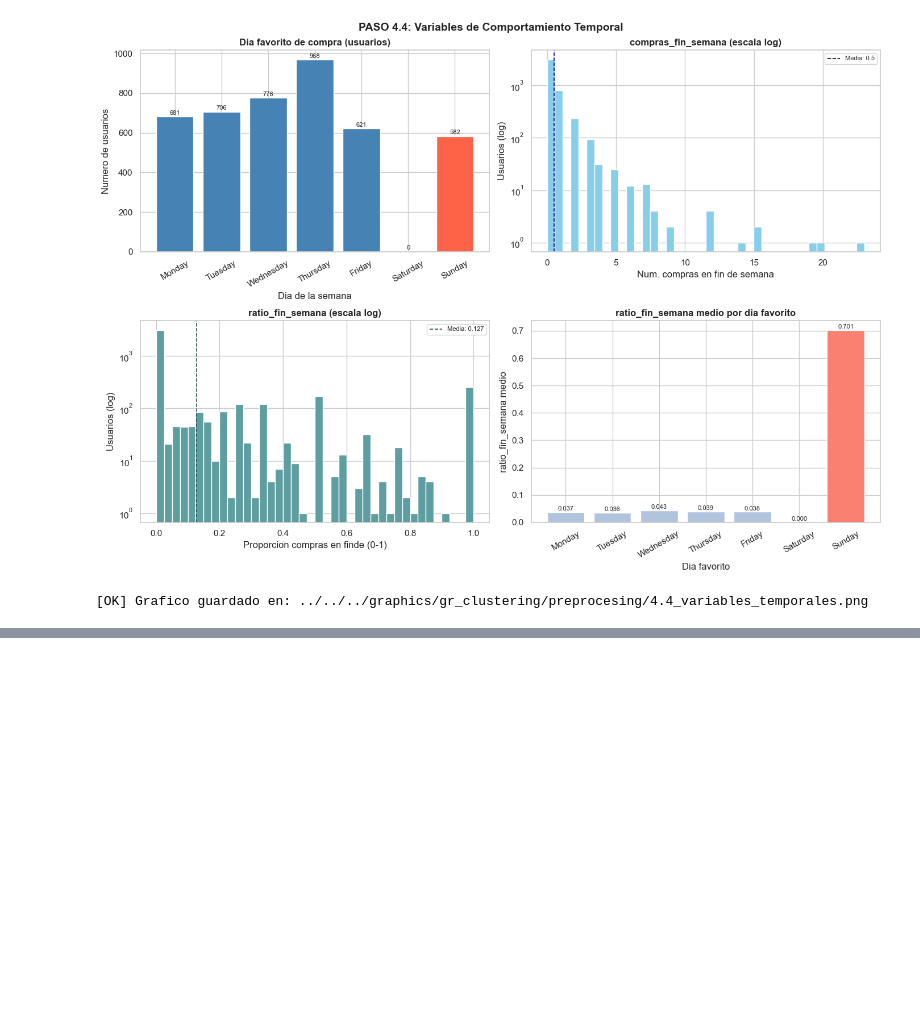
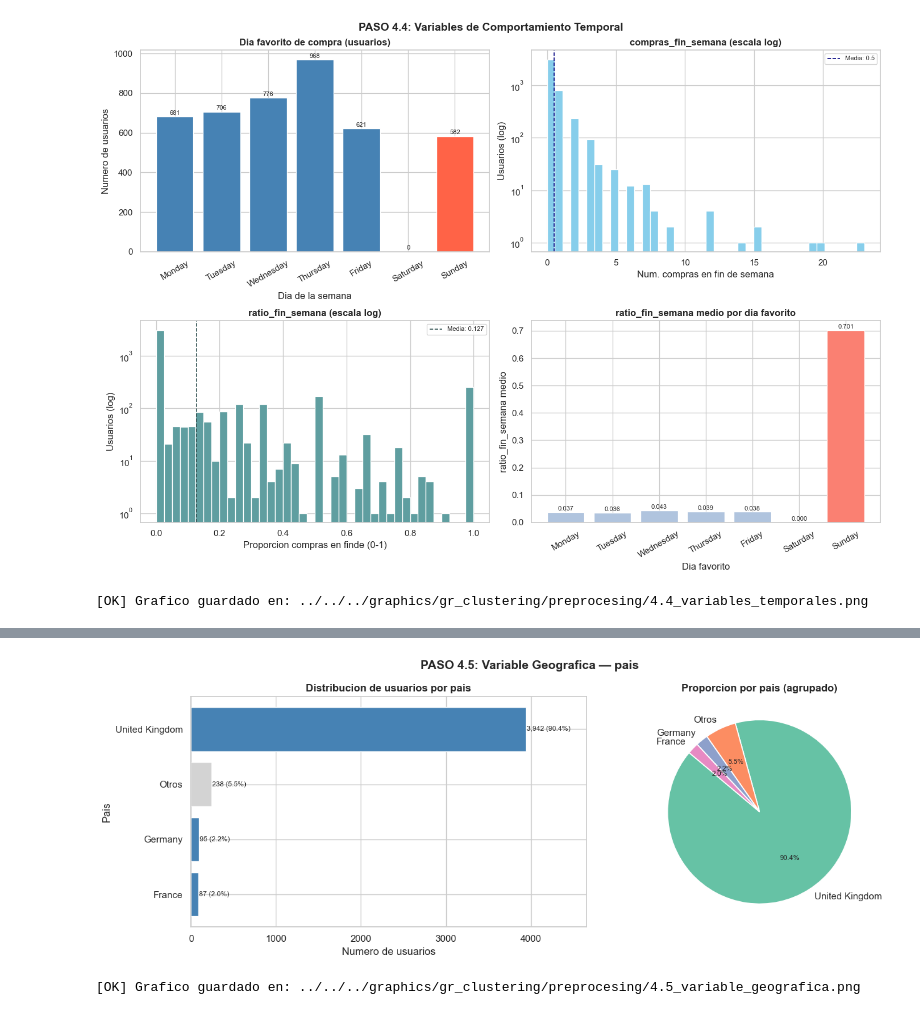
Before and after one commit to ravel01106/proyecto-master-ia-big-data, a Jupyter notebook: notebooks/clustering_proyect/preprocesing/preprocesing_data_clustering.ipynb, the cells around one changed output, grey strips where cells are left out. Saved outputs shown, nothing was run; the diff lists cells and outputs as text; code cells hidden in the pictures; blank space fills up the shorter version.

```diff
--- a/notebooks/clustering_proyect/preprocesing/preprocesing_data_clustering.ipynb
+++ b/notebooks/clustering_proyect/preprocesing/preprocesing_data_clustering.ipynb
@@ -2116,0 +2239,42 @@ print(f'[OK] Grafico guardado en: {ruta_grafico}')
+# %%
+# ── Visualización PASO 4.5 ────────────────────────────────────────────────────
+fig, axes = plt.subplots(1, 2, figsize=(14, 5))
+fig.suptitle('PASO 4.5: Variable Geografica — pais', fontsize=14, fontweight='bold')
+
+dist_plot = df_rfm['pais'].value_counts()
+
+# [0] Barras: todos los valores de pais (incluido Otros)
+ax = axes[0]
+colores = ['steelblue' if p != 'Otros' else 'lightgray' for p in dist_plot.index]
+bars = ax.barh(dist_plot.index[::-1], dist_plot.values[::-1], color=colores[::-1], edgecolor='white')
+ax.set_title('Distribucion de usuarios por pais', fontweight='bold')
+ax.set_xlabel('Numero de usuarios')
+ax.set_ylabel('Pais')
+for bar, v in zip(bars, dist_plot.values[::-1]):
+    ax.text(bar.get_width() + 10, bar.get_y() + bar.get_height()/2,
+            f'{v:,} ({v/len(df_rfm)*100:.1f}%)', va='center', fontsize=8)
+ax.set_xlim(0, dist_plot.max() * 1.18)
+
+# [1] Pie chart (solo los distintos grupos)
+ax = axes[1]
+colores_pie = plt.cm.Set2.colors
+wedges, texts, autotexts = ax.pie(
+    dist_plot.values,
+    labels=dist_plot.index,
+    autopct=lambda p: f'{p:.1f}%' if p > 1.5 else '',
+    colors=colores_pie[:len(dist_plot)],
+    startangle=140,
+    wedgeprops={'edgecolor': 'white', 'linewidth': 1.2}
+)
+for t in autotexts:
+    t.set_fontsize(8)
+ax.set_title('Proporcion por pais (agrupado)', fontweight='bold')
+
+plt.tight_layout()
+ruta_grafico = RUTA_GRAFICOS + '4.5_variable_geografica.png'
+plt.savefig(ruta_grafico, dpi=120, bbox_inches='tight')
+plt.show()
+print(f'[OK] Grafico guardado en: {ruta_grafico}')
+# %% [output]
+[figure, added]
+[OK] Grafico guardado en: ../../../graphics/gr_clustering/preprocesing/4.5_variable_geografica.png
```
Also changed, not shown: parts of 2 cells of this notebook, 1 other file.
